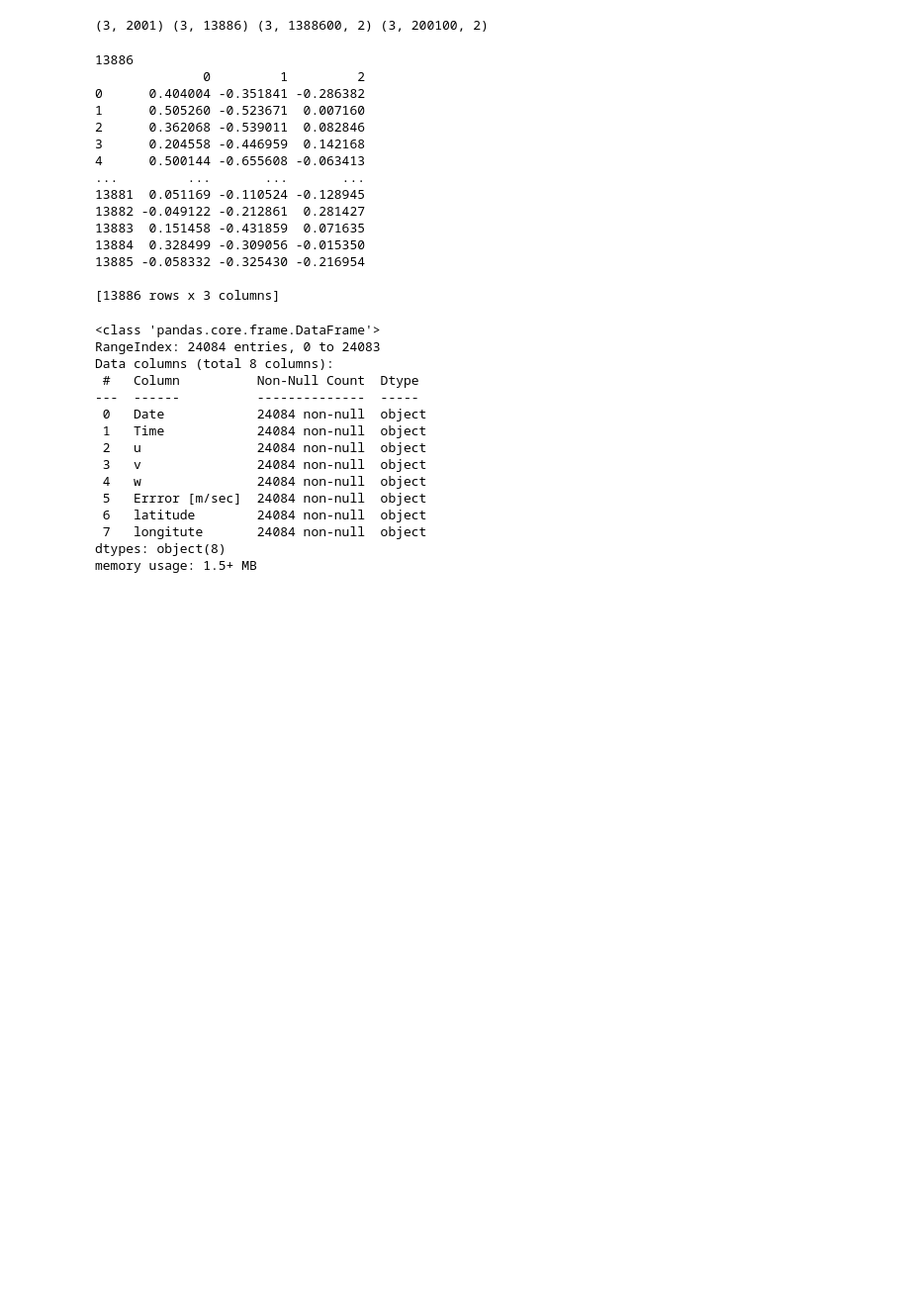
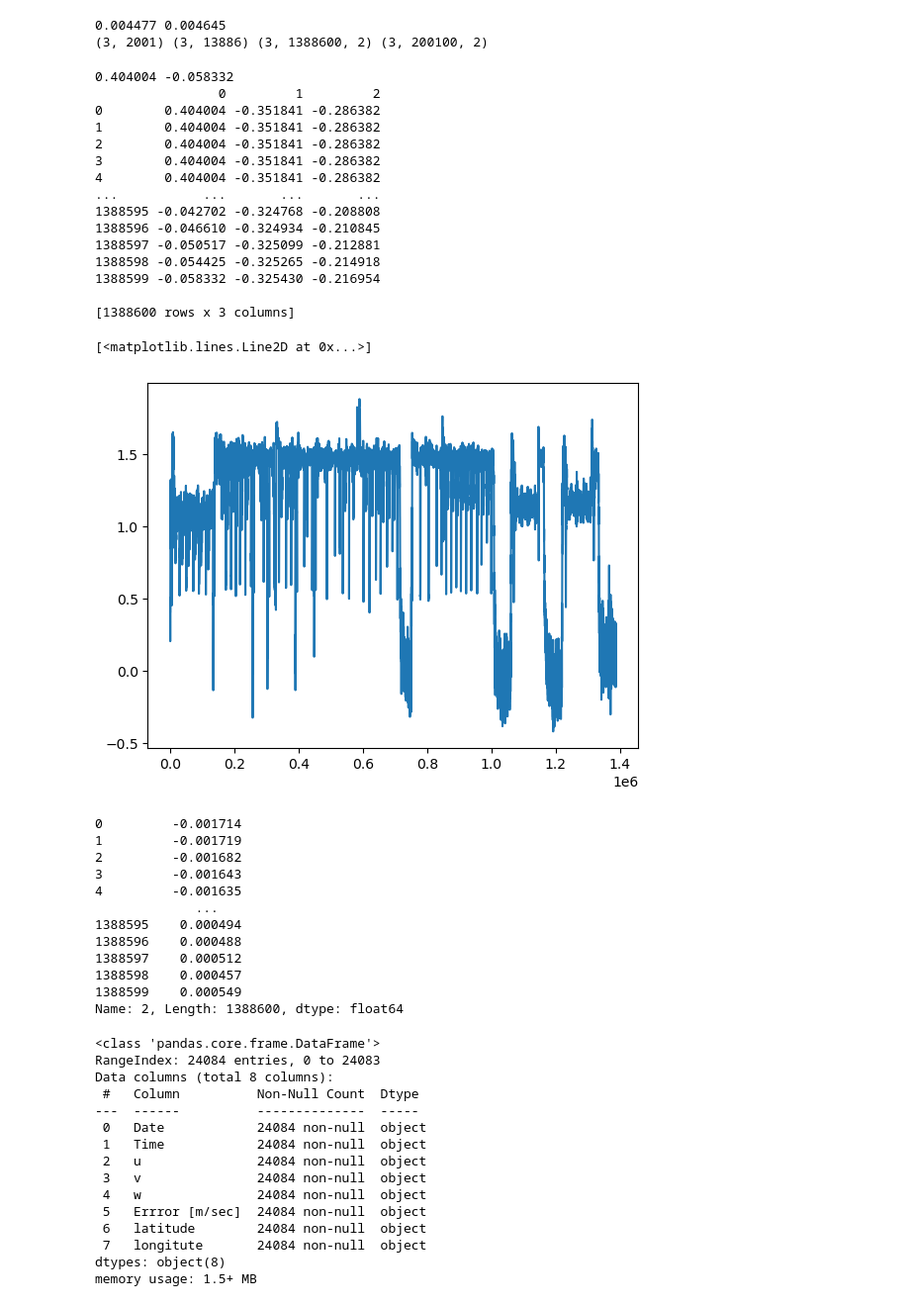
Before and after one commit to pramukmp/sn-mnn-auv-nav, a Jupyter notebook: datasetview.ipynb, the cells around one changed output. Shown at 99% size. Saved outputs shown, nothing was run; the diff lists cells and outputs as text; code cells hidden in the pictures; blank space fills up the shorter version.

Commit message:
velocity data at 100hz

```diff
--- a/datasetview.ipynb
+++ b/datasetview.ipynb
@@ -1,12 +1,51 @@
 # %%
 import numpy as np
+# s = 0 is the accelerometer and s = 1 is the gyroscope
 vel_train=np.load('/home/pramuk/IISC/sn-mnn-auv-nav/dataset/TrainAndValidation/V.npy')
 vel_test=np.load('/home/pramuk/IISC/sn-mnn-auv-nav/dataset/Test/V_test.npy')
 imu_train=np.load('/home/pramuk/IISC/sn-mnn-auv-nav/dataset/TrainAndValidation/IMU_in.npy')
 imu_test=np.load('/home/pramuk/IISC/sn-mnn-auv-nav/dataset/Test/IMU_in_test.npy')
+print(imu_train[0,0,0],imu_train[0,-1,0])
 print(vel_test.shape,vel_train.shape,imu_train.shape,imu_test.shape)
 # %% [output]
+0.004477 0.004645
 (3, 2001) (3, 13886) (3, 1388600, 2) (3, 200100, 2)
+# %%
+import pandas as pd
+df=pd.DataFrame(vel_train.T)
+print(df[0][0],df[0][13885])
+resampled_dvl_data = np.zeros((len(imu_train[0, :, 0]), 3))
+#print(np.linspace(df[0][0],df[0][1],num=100))
+n=0
+for axis in  [0,1,2]:
+    resampled_dvl_data[0:100,axis]=np.linspace(df[axis][0],df[axis][0],100)
+
+for i in range(100,len(imu_train[0,:,0]),100):
+    for axis in [0,1,2]:
+        resampled_dvl_data[i:i+100,axis]=np.linspace(df[axis][n],df[axis][n+1],100)
+    n=n+1
+df_1=pd.DataFrame(resampled_dvl_data)
+print(df_1)
+import matplotlib.pyplot as plt
+plt.plot(resampled_dvl_data[:,0])
+# %% [output]
+0.404004 -0.058332
+                0         1         2
+0        0.404004 -0.351841 -0.286382
+1        0.404004 -0.351841 -0.286382
+2        0.404004 -0.351841 -0.286382
+3        0.404004 -0.351841 -0.286382
+4        0.404004 -0.351841 -0.286382
+...           ...       ...       ...
+1388595 -0.042702 -0.324768 -0.208808
+1388596 -0.046610 -0.324934 -0.210845
+1388597 -0.050517 -0.325099 -0.212881
+1388598 -0.054425 -0.325265 -0.214918
+1388599 -0.058332 -0.325430 -0.216954
+
+[1388600 rows x 3 columns]
+[<matplotlib.lines.Line2D at 0x...>]
+[figure, added]
 # %%
 import pandas as pd
 import matplotlib.pyplot as plt
@@ -26,14 +65,16 @@ for t in range(0, len(imu_train[0, :, 0]) - 1, T):
 
 #print(imu_train[:,0:100,0])
 df=pd.DataFrame(Z)
-print(df)
+#print(df)
 #print(X_acc)
 #pd.DataFrame(X_acc.reshape(X_acc.shape[0],X_acc.shape[1]))
 # vel_train=pd.DataFrame(imu_train.T)
 # vel_test=pd.DataFrame(vel_test.T)
 # vel_train.info()
-# imu_train=pd.DataFrame(imu_train.T)
-# imu_test=pd.DataFrame(imu_test.T)
+imu_train.transpose()[2]
+# imu_train=pd.DataFrame(imu_train[:,:,0])
+# imu_test=pd.DataFrame(imu_test[:,:,0])
+# print(imu_train.head())
 # u=vel_train[float(0)]
 # v=vel_train[float(1)]
 # w=vel_train[float(2)]
@@ -47,21 +88,18 @@ print(df)
 # print(v)
 # print(w)
 # %% [output]
-13886
-              0         1         2
-0      0.404004 -0.351841 -0.286382
-1      0.505260 -0.523671  0.007160
-2      0.362068 -0.539011  0.082846
-3      0.204558 -0.446959  0.142168
-4      0.500144 -0.655608 -0.063413
-...         ...       ...       ...
-13881  0.051169 -0.110524 -0.128945
-13882 -0.049122 -0.212861  0.281427
-13883  0.151458 -0.431859  0.071635
-13884  0.328499 -0.309056 -0.015350
-13885 -0.058332 -0.325430 -0.216954
-
-[13886 rows x 3 columns]
+0         -0.001714
+1         -0.001719
+2         -0.001682
+3         -0.001643
+4         -0.001635
+             ...
+1388595    0.000494
+1388596    0.000488
+1388597    0.000512
+1388598    0.000457
+1388599    0.000549
+Name: 2, Length: 1388600, dtype: float64
 # %%
 import matplotlib.pyplot as plt
 import numpy as np
```
Also changed, not shown: parts of 1 cell of this notebook, 2 other files.
